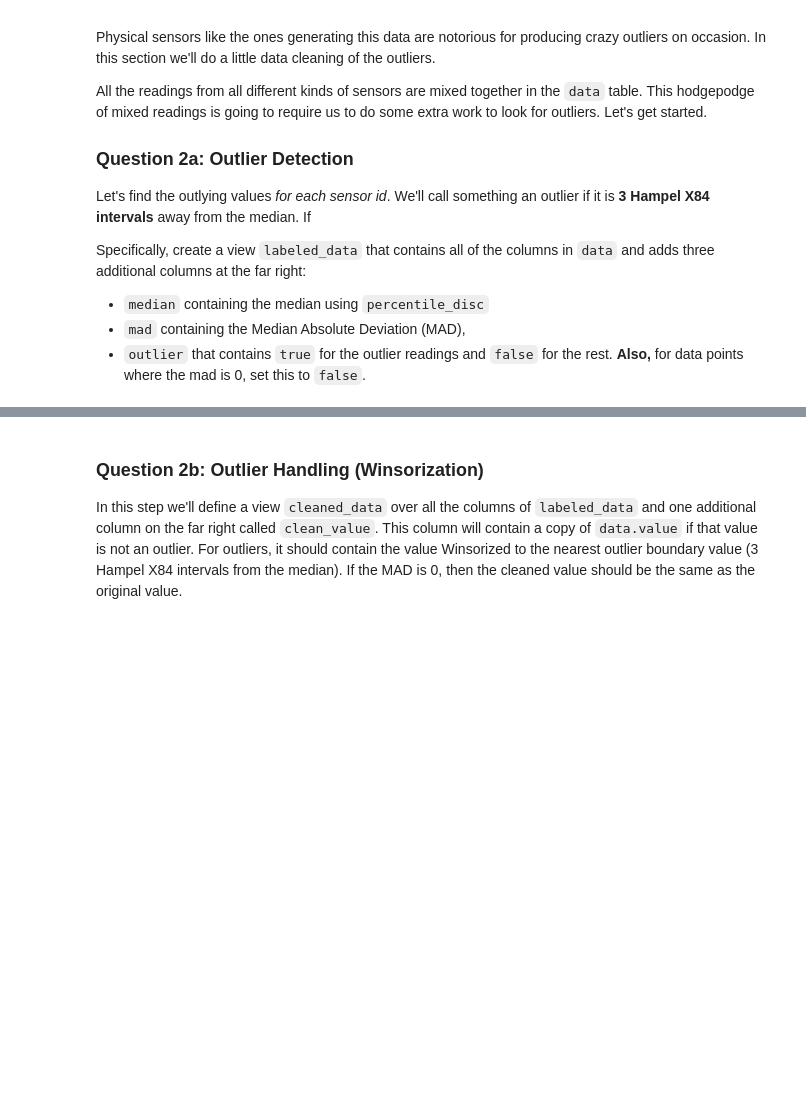
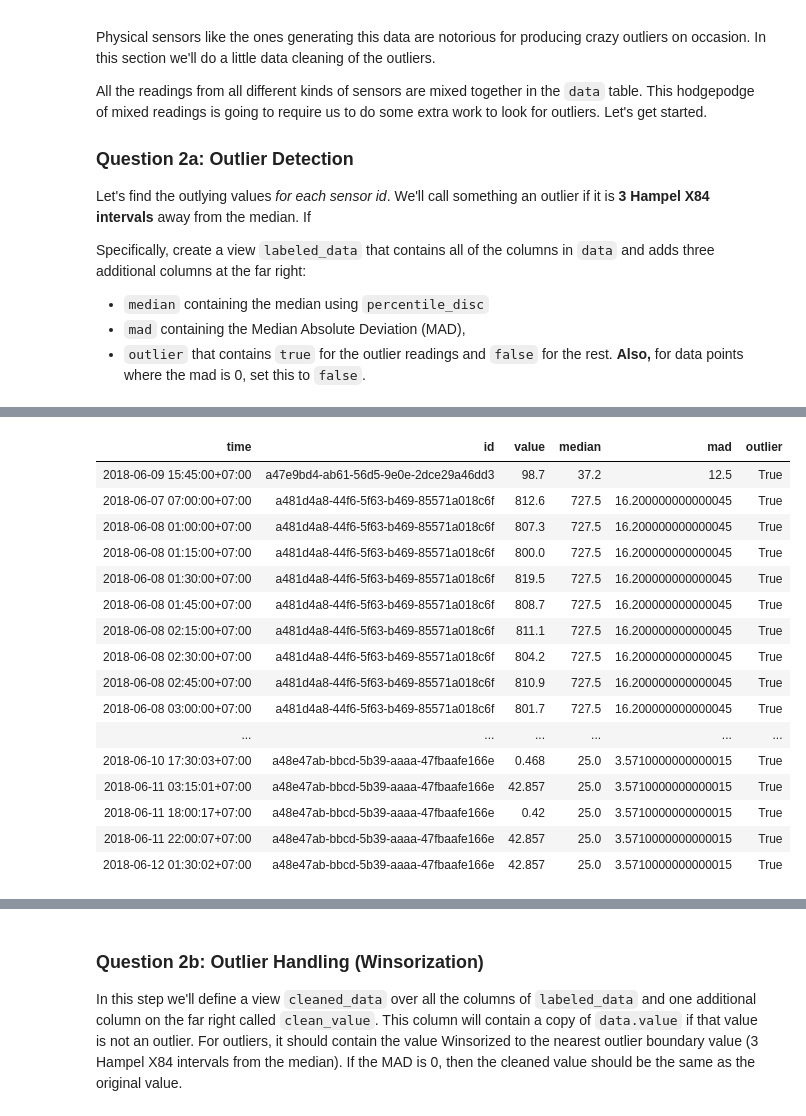
Before and after one commit to nhatanhcd2169/data101-fa22, a Jupyter notebook: proj/proj3/proj3.ipynb, the cells around one changed output, grey strips where cells are left out. Cells and saved outputs as stored; diff of their text form; code cells hidden in the pictures; blank space fills up the shorter version.

```diff
--- a/proj/proj3/proj3.ipynb
+++ b/proj/proj3/proj3.ipynb
@@ -194,5 +302,25 @@ SELECT * FROM labeled_data WHERE outlier ORDER BY id, time LIMIT 100;
 # %%
 # Do not delete/edit this cell
 result_2a.DataFrame().to_csv('results/result_2a.csv', index=False)
+# %%
+result_2a
+# %% [output]
+| time | id | value | median | mad | outlier |
+| 2018-06-09 15:45:00+07:00 | a47e9bd4-ab61-56d5-9e0e-2dce29a46dd3 | 98.7 | 37.2 | 12.5 | True |
+| 2018-06-07 07:00:00+07:00 | a481d4a8-44f6-5f63-b469-85571a018c6f | 812.6 | 727.5 | 16.200000000000045 | True |
+| 2018-06-08 01:00:00+07:00 | a481d4a8-44f6-5f63-b469-85571a018c6f | 807.3 | 727.5 | 16.200000000000045 | True |
+| 2018-06-08 01:15:00+07:00 | a481d4a8-44f6-5f63-b469-85571a018c6f | 800.0 | 727.5 | 16.200000000000045 | True |
+| 2018-06-08 01:30:00+07:00 | a481d4a8-44f6-5f63-b469-85571a018c6f | 819.5 | 727.5 | 16.200000000000045 | True |
+| 2018-06-08 01:45:00+07:00 | a481d4a8-44f6-5f63-b469-85571a018c6f | 808.7 | 727.5 | 16.200000000000045 | True |
+| 2018-06-08 02:15:00+07:00 | a481d4a8-44f6-5f63-b469-85571a018c6f | 811.1 | 727.5 | 16.200000000000045 | True |
+| 2018-06-08 02:30:00+07:00 | a481d4a8-44f6-5f63-b469-85571a018c6f | 804.2 | 727.5 | 16.200000000000045 | True |
+| 2018-06-08 02:45:00+07:00 | a481d4a8-44f6-5f63-b469-85571a018c6f | 810.9 | 727.5 | 16.200000000000045 | True |
+| 2018-06-08 03:00:00+07:00 | a481d4a8-44f6-5f63-b469-85571a018c6f | 801.7 | 727.5 | 16.200000000000045 | True |
+| ... | ... | ... | ... | ... | ... |
+| 2018-06-10 17:30:03+07:00 | a48e47ab-bbcd-5b39-aaaa-47fbaafe166e | 0.468 | 25.0 | 3.5710000000000015 | True |
+| 2018-06-11 03:15:01+07:00 | a48e47ab-bbcd-5b39-aaaa-47fbaafe166e | 42.857 | 25.0 | 3.5710000000000015 | True |
+| 2018-06-11 18:00:17+07:00 | a48e47ab-bbcd-5b39-aaaa-47fbaafe166e | 0.42 | 25.0 | 3.5710000000000015 | True |
+| 2018-06-11 22:00:07+07:00 | a48e47ab-bbcd-5b39-aaaa-47fbaafe166e | 42.857 | 25.0 | 3.5710000000000015 | True |
+| 2018-06-12 01:30:02+07:00 | a48e47ab-bbcd-5b39-aaaa-47fbaafe166e | 42.857 | 25.0 | 3.5710000000000015 | True |
 # %%
 grader.check("q2a")
```
Also changed, not shown: parts of 25 cells of this notebook.
